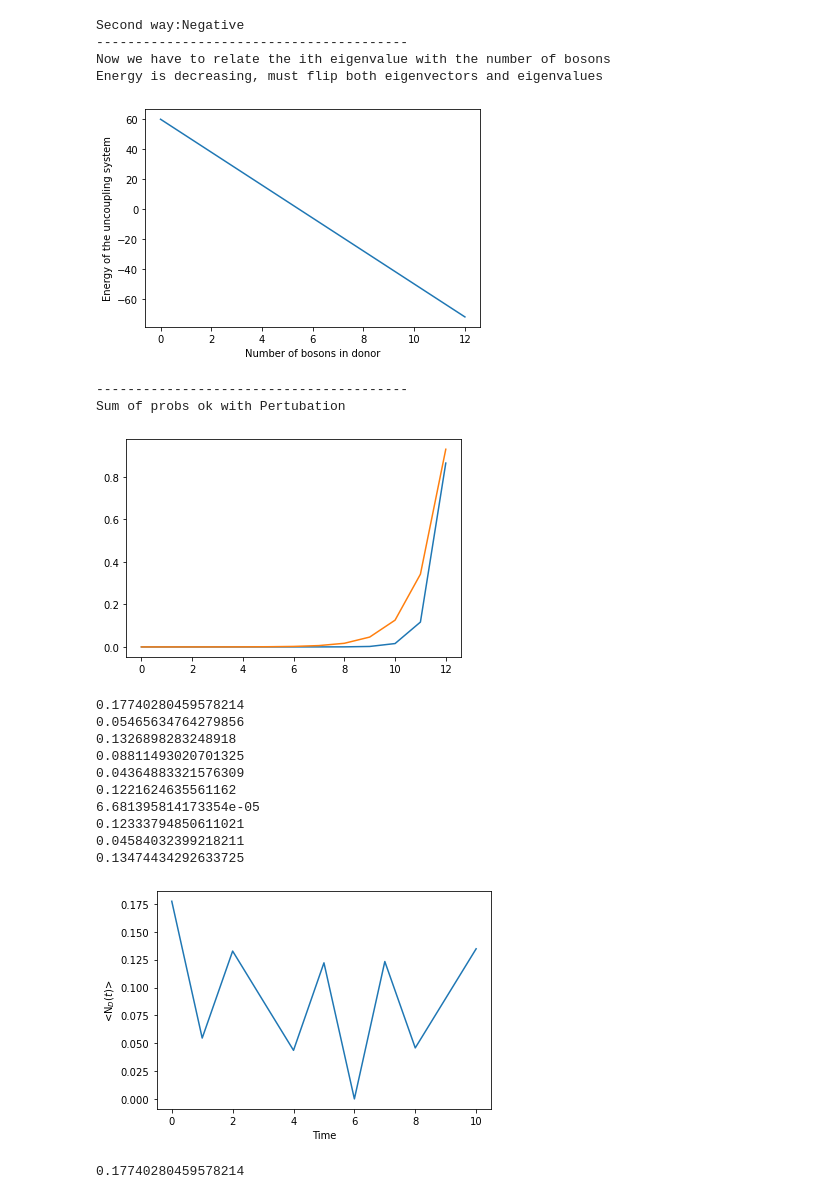
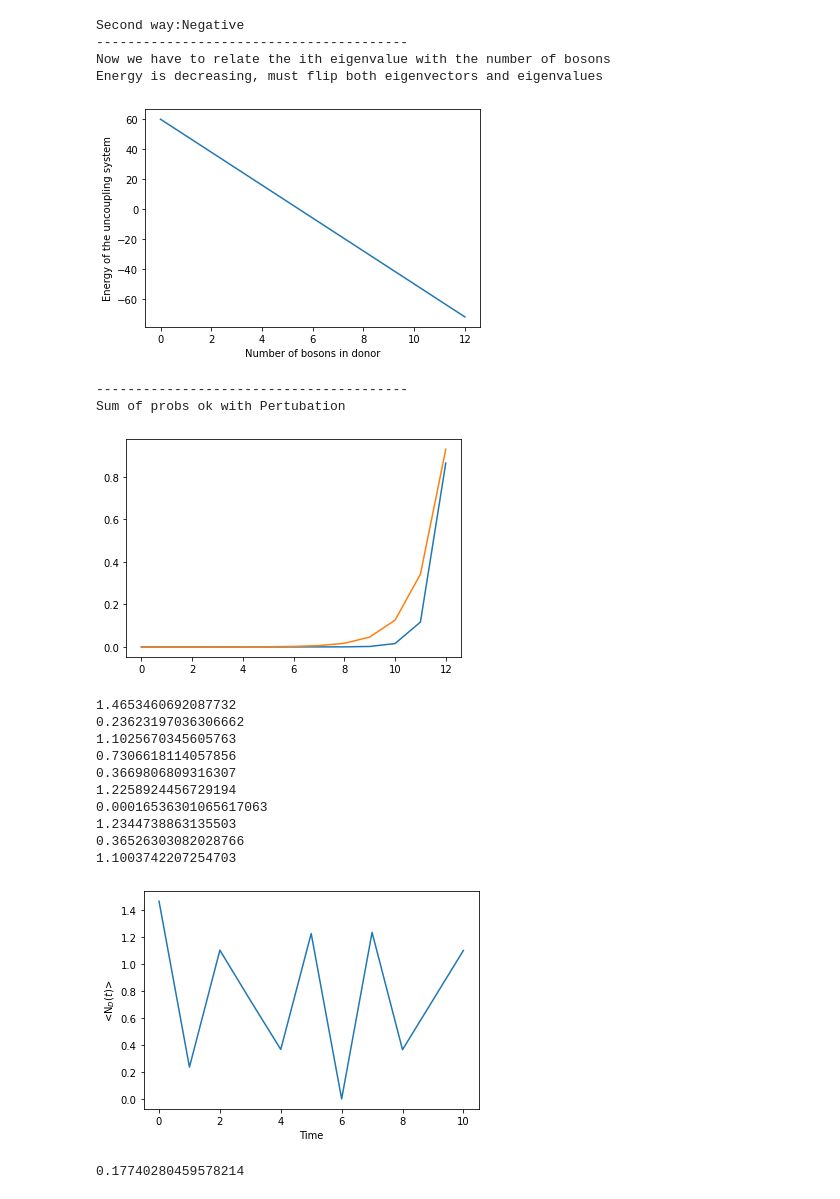
Before and after one commit to JAndronis/Quantum-Targeted-Energy-Transfer, a Jupyter notebook: test.ipynb, the cells around one changed output. Saved outputs shown, nothing was run; the diff lists cells and outputs as text; code cells hidden in the pictures.

```diff
--- a/test.ipynb
+++ b/test.ipynb
@@ -209,16 +209,16 @@ plt.show()
 # ----------- Step 3: Compute average number of bosons -----------
 
 # Create an orthonormal basis of HS
-A = scipy.linalg.orth(H)
+A = scipy.linalg.orth(H_uncoupling)
 
 coeff_c = np.zeros((N+1, N+1))
 for i in range(N+1):
     for j in range(N):
-        coeff_c[i,j] = np.vdot(A[:,j].T, eigenvectors[:,i])
+        coeff_c[i,j] = np.vdot(eigenvectors[:,j].T, eigenvectors_uncoupling[:,i])
 
 coeff_b = np.zeros(N+1)
 for k in range(N+1):
-    coeff_b[k] = np.vdot(eigenvectors[:,k].T, initial_state)
+    coeff_b[k] = np.vdot(eigenvectors_uncoupling[:,k].T, initial_state)
 
 coeff_a = np.zeros(N+1)
 t = np.linspace(0,10,10, dtype=int)
@@ -228,51 +228,51 @@ for time in t:
     for j in range(N+1):
         sum_a = 0
         for i in range(N+1):
-            sum_a += coeff_b[i]*coeff_c[i,j]*np.exp(-complex(0,1)*eigenvalues[i]*time)
+            sum_a += coeff_b[i]*coeff_c[i,j]*np.exp(-complex(0,1)*eigenvalues_uncoupling[i]*time)
         coeff_a[j] = sum_a
         sum_n += j*np.abs(coeff_a[j])**2
     print(sum_n)
     avg_N2.append(sum_n)
 
 plt.plot(t, avg_N2)
 plt.xlabel('Time')
 plt.ylabel(r'<N$_D(t)$>')
 plt.show()
 # %% [output]
 Some checks for the eigenvalue problem
 ----------------------------------------
 Everything is ok with orthogonality
 Everything is ok with normalization
 Eigenvalue problem is satisfied
 Some checks for the eigenvalue problem
 ----------------------------------------
 Everything is ok with orthogonality
 Everything is ok with normalization
 Eigenvalue problem is satisfied
 ----------------------------------------
 Degeneracy:
 First way:Negative
 Second way:Negative
 [figure]
 Second way:Negative
 ----------------------------------------
 Now we have to relate the ith eigenvalue with the number of bosons
 Energy is decreasing, must flip both eigenvectors and eigenvalues
 [figure]
 ----------------------------------------
 Sum of probs ok with Pertubation
 [figure]
-0.17740280459578214
-0.05465634764279856
-0.1326898283248918
-0.08811493020701325
-0.04364883321576309
-0.1221624635561162
-6.681395814173354e-05
-0.12333794850611021
-0.04584032399218211
-0.13474434292633725
+1.4653460692087732
+0.23623197036306662
+1.1025670345605763
+0.7306618114057856
+0.3669806809316307
+1.2258924456729194
+0.00016536301065617063
+1.2344738863135503
+0.36526303082028766
+1.1003742207254703
-[figure, old version]
+[figure, new version]
 # %%
 sum_n2 = 0
 for j in range(N+1):
```
